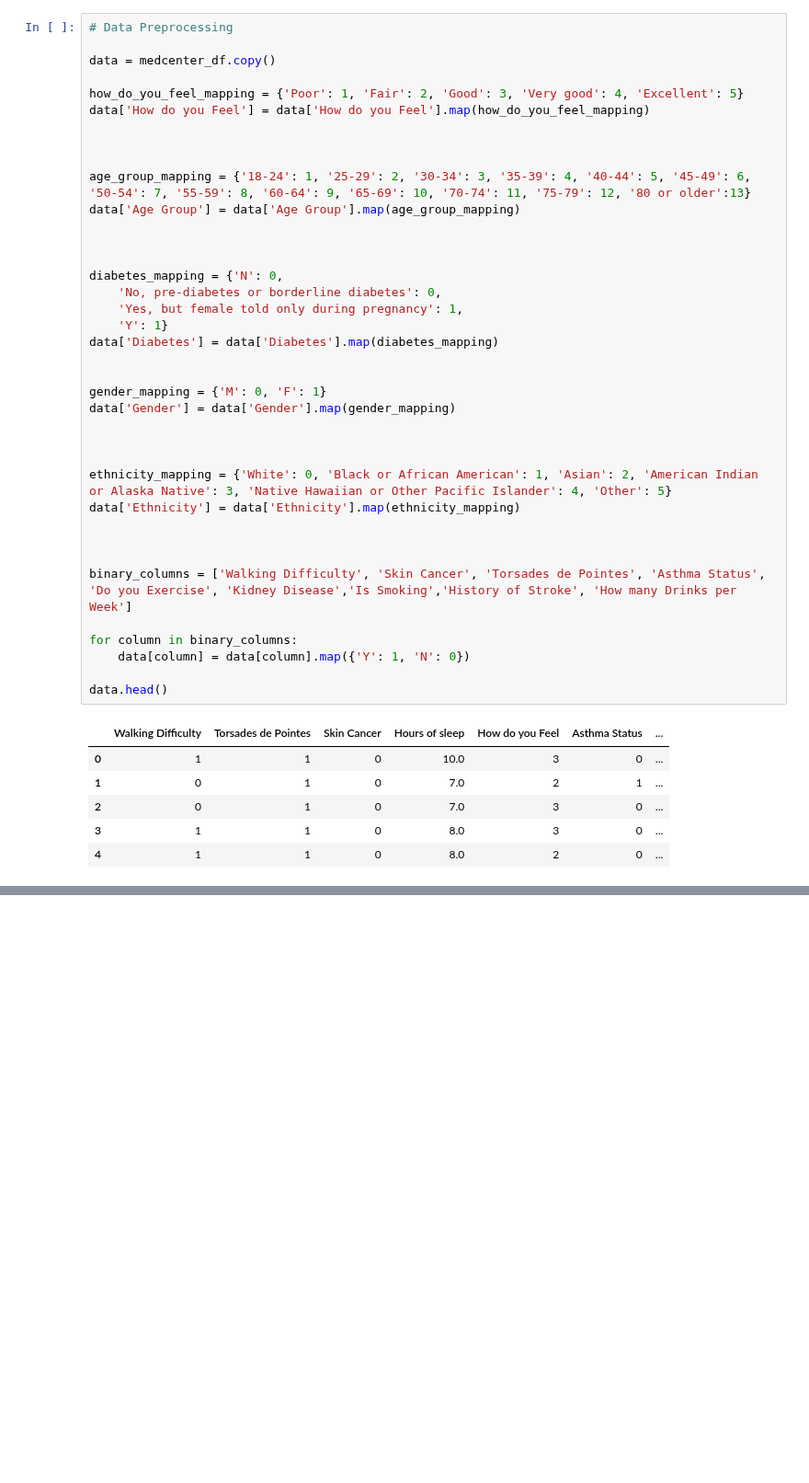
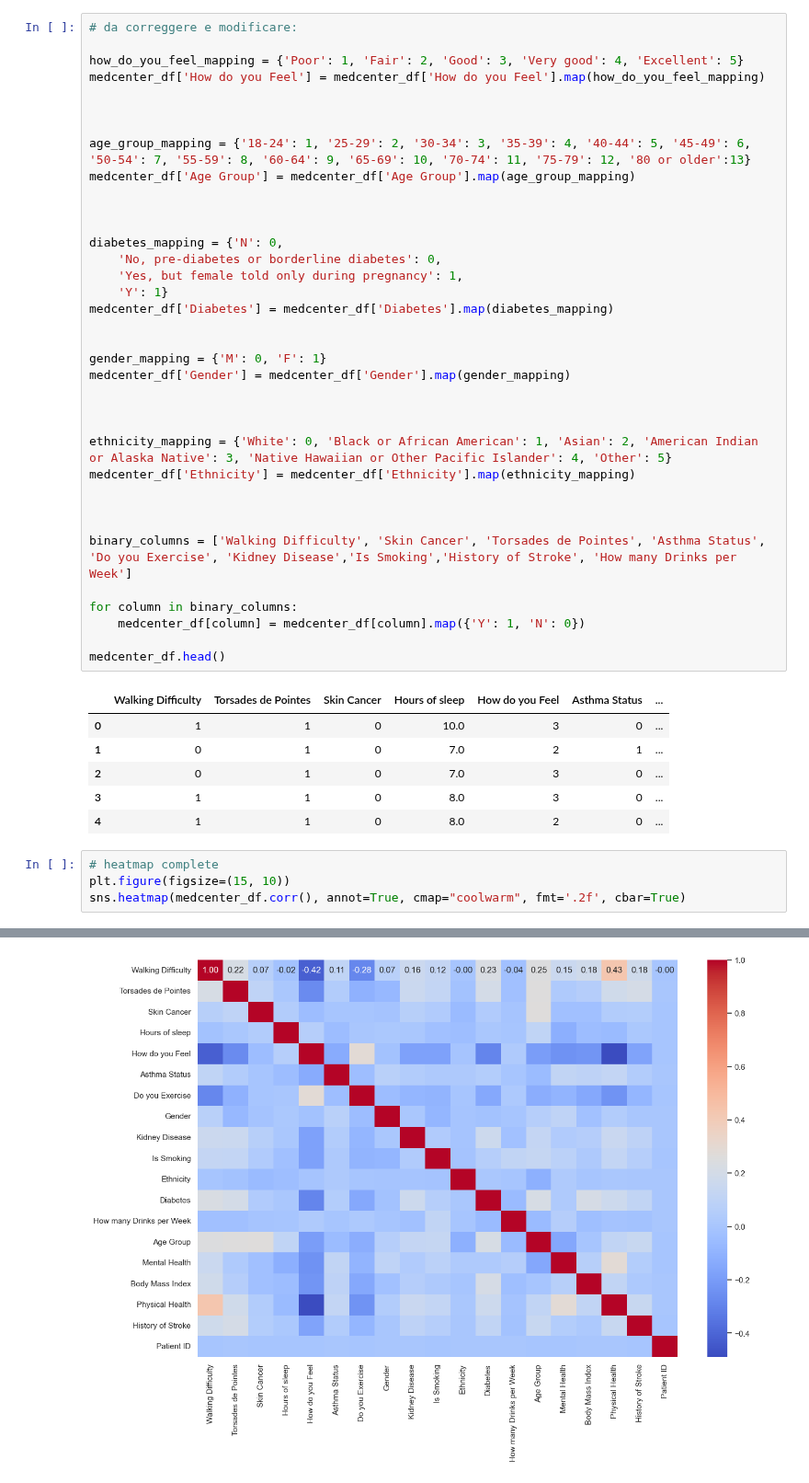
Before and after one commit to Dadd0/AI_MedCare_282401, a Jupyter notebook: main.ipynb, the cells around one changed output, grey strips where cells are left out. Shown at 92% size. Cells and saved outputs as stored; diff of their text form; blank space fills up the shorter version.

Commit message:
heatmap of the target variable

```diff
--- a/main.ipynb
+++ b/main.ipynb
@@ -342,17 +344,15 @@ plt.tight_layout()
 # %% [markdown]
 ## Data Preprocessing ⚙️
 # %%
-# Data Preprocessing
-
-data = medcenter_df.copy()
+# da correggere e modificare:
 
 how_do_you_feel_mapping = {'Poor': 1, 'Fair': 2, 'Good': 3, 'Very good': 4, 'Excellent': 5}
-data['How do you Feel'] = data['How do you Feel'].map(how_do_you_feel_mapping)
+medcenter_df['How do you Feel'] = medcenter_df['How do you Feel'].map(how_do_you_feel_mapping)
 
 
 
 age_group_mapping = {'18-24': 1, '25-29': 2, '30-34': 3, '35-39': 4, '40-44': 5, '45-49': 6, '50-54': 7, '55-59': 8, '60-64': 9, '65-69': 10, '70-74': 11, '75-79': 12, '80 or older':13}
-data['Age Group'] = data['Age Group'].map(age_group_mapping)
+medcenter_df['Age Group'] = medcenter_df['Age Group'].map(age_group_mapping)
 
 
 
@@ -360,25 +360,25 @@ diabetes_mapping = {'N': 0,
     'No, pre-diabetes or borderline diabetes': 0,
     'Yes, but female told only during pregnancy': 1,
     'Y': 1}
-data['Diabetes'] = data['Diabetes'].map(diabetes_mapping)
+medcenter_df['Diabetes'] = medcenter_df['Diabetes'].map(diabetes_mapping)
 
 
 gender_mapping = {'M': 0, 'F': 1}
-data['Gender'] = data['Gender'].map(gender_mapping)
+medcenter_df['Gender'] = medcenter_df['Gender'].map(gender_mapping)
 
 
 
 ethnicity_mapping = {'White': 0, 'Black or African American': 1, 'Asian': 2, 'American Indian or Alaska Native': 3, 'Native Hawaiian or Other Pacific Islander': 4, 'Other': 5}
-data['Ethnicity'] = data['Ethnicity'].map(ethnicity_mapping)
+medcenter_df['Ethnicity'] = medcenter_df['Ethnicity'].map(ethnicity_mapping)
 
 
 
 binary_columns = ['Walking Difficulty', 'Skin Cancer', 'Torsades de Pointes', 'Asthma Status', 'Do you Exercise', 'Kidney Disease','Is Smoking','History of Stroke', 'How many Drinks per Week']
 
 for column in binary_columns:
-    data[column] = data[column].map({'Y': 1, 'N': 0})
+    medcenter_df[column] = medcenter_df[column].map({'Y': 1, 'N': 0})
 
-data.head()
+medcenter_df.head()
 # %% [output]
 |  | Walking Difficulty | Torsades de Pointes | Skin Cancer | Hours of sleep | How do you Feel | Asthma Status | ... |
 | 0 | 1 | 1 | 0 | 10.0 | 3 | 0 | ... |
@@ -386,3 +386,8 @@ data.head()
 | 2 | 0 | 1 | 0 | 7.0 | 3 | 0 | ... |
 | 3 | 1 | 1 | 0 | 8.0 | 3 | 0 | ... |
 | 4 | 1 | 1 | 0 | 8.0 | 2 | 0 | ... |
+# %%
+# heatmap complete
+plt.figure(figsize=(15, 10))
+sns.heatmap(medcenter_df.corr(), annot=True, cmap="coolwarm", fmt='.2f', cbar=True)
+# %% [output]
@@ -388,0 +395 @@ data.head()
+[figure, added]
```
Also changed, not shown: parts of 4 cells of this notebook.
